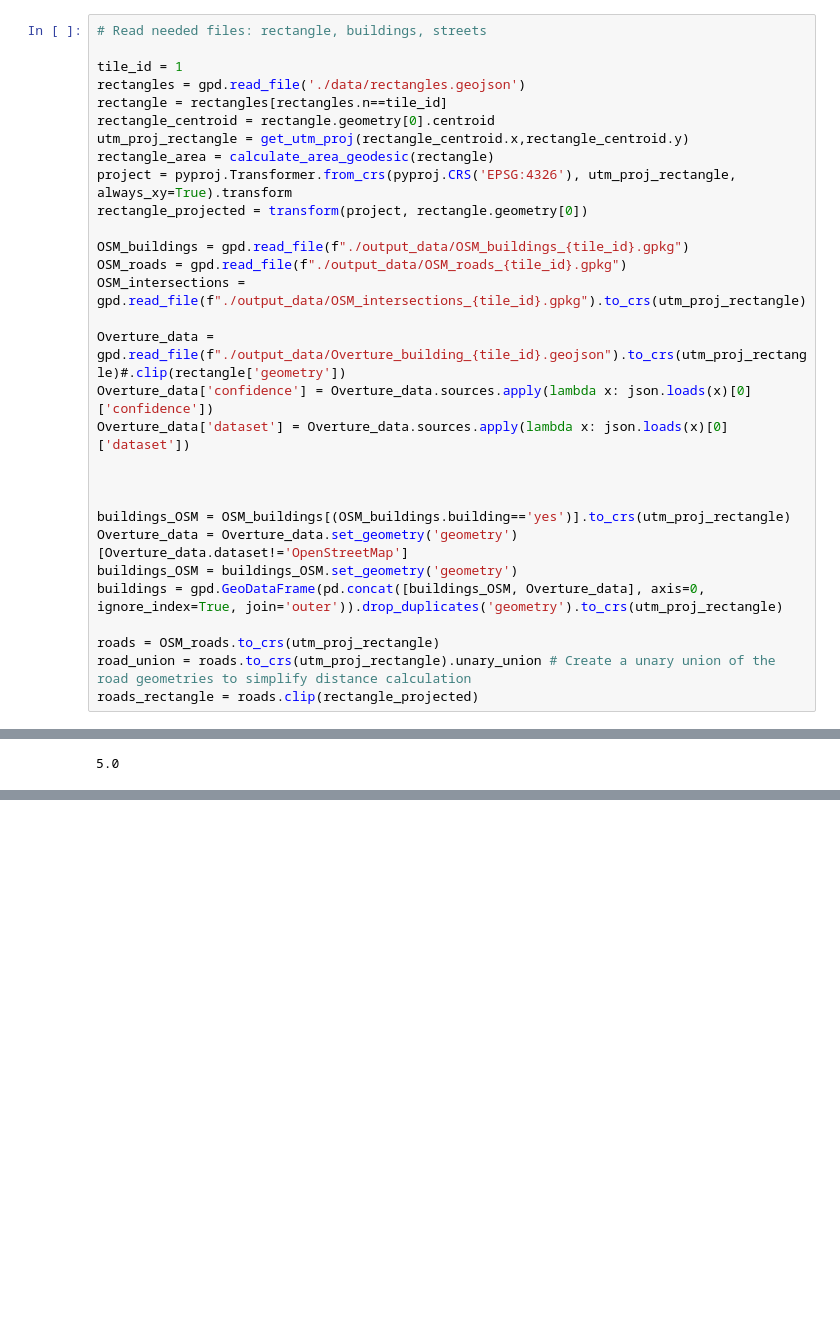
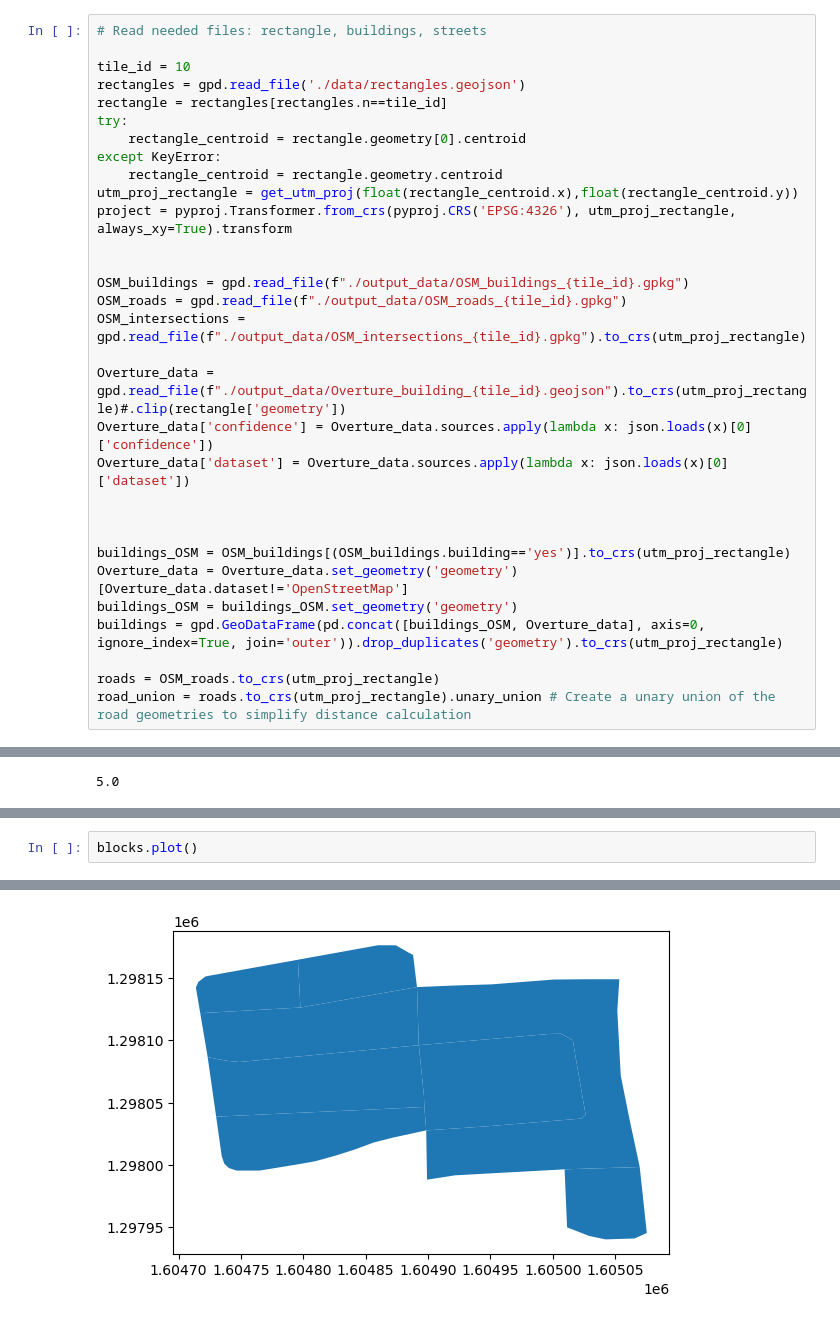
Before and after one commit to sarangof/identifyingLandSubdivisions, a Jupyter notebook: calculate-metrics.ipynb, the cells around one changed output, grey strips where cells are left out. Saved outputs shown, nothing was run; the diff lists cells and outputs as text; blank space fills up the shorter version.

```diff
--- a/calculate-metrics.ipynb
+++ b/calculate-metrics.ipynb
@@ -59,14 +62,16 @@ def calculate_area_geodesic(rectangle):
 # %%
 # Read needed files: rectangle, buildings, streets
 
-tile_id = 1
+tile_id = 10
 rectangles = gpd.read_file('./data/rectangles.geojson')
 rectangle = rectangles[rectangles.n==tile_id]
-rectangle_centroid = rectangle.geometry[0].centroid
-utm_proj_rectangle = get_utm_proj(rectangle_centroid.x,rectangle_centroid.y)
-rectangle_area = calculate_area_geodesic(rectangle)
+try:
+    rectangle_centroid = rectangle.geometry[0].centroid
+except KeyError:
+    rectangle_centroid = rectangle.geometry.centroid
+utm_proj_rectangle = get_utm_proj(float(rectangle_centroid.x),float(rectangle_centroid.y))
 project = pyproj.Transformer.from_crs(pyproj.CRS('EPSG:4326'), utm_proj_rectangle, always_xy=True).transform
-rectangle_projected = transform(project, rectangle.geometry[0])
+
 
 OSM_buildings = gpd.read_file(f"./output_data/OSM_buildings_{tile_id}.gpkg")
 OSM_roads = gpd.read_file(f"./output_data/OSM_roads_{tile_id}.gpkg")
@@ -85,5 +90,4 @@ buildings = gpd.GeoDataFrame(pd.concat([buildings_OSM, Overture_data], axis=0, i
 
 roads = OSM_roads.to_crs(utm_proj_rectangle)
 road_union = roads.to_crs(utm_proj_rectangle).unary_union # Create a unary union of the road geometries to simplify distance calculation
-roads_rectangle = roads.clip(rectangle_projected)
 # %% [output]
@@ -416,0 +610,3 @@ print(metric_8_two_row_blocks(blocks,buildings,row_epsilon=0.1))
+# %%
+blocks.plot()
+# %% [output]
@@ -416,0 +614 @@ print(metric_8_two_row_blocks(blocks,buildings,row_epsilon=0.1))
+[figure, added]
```
Also changed, not shown: parts of 19 cells of this notebook.
